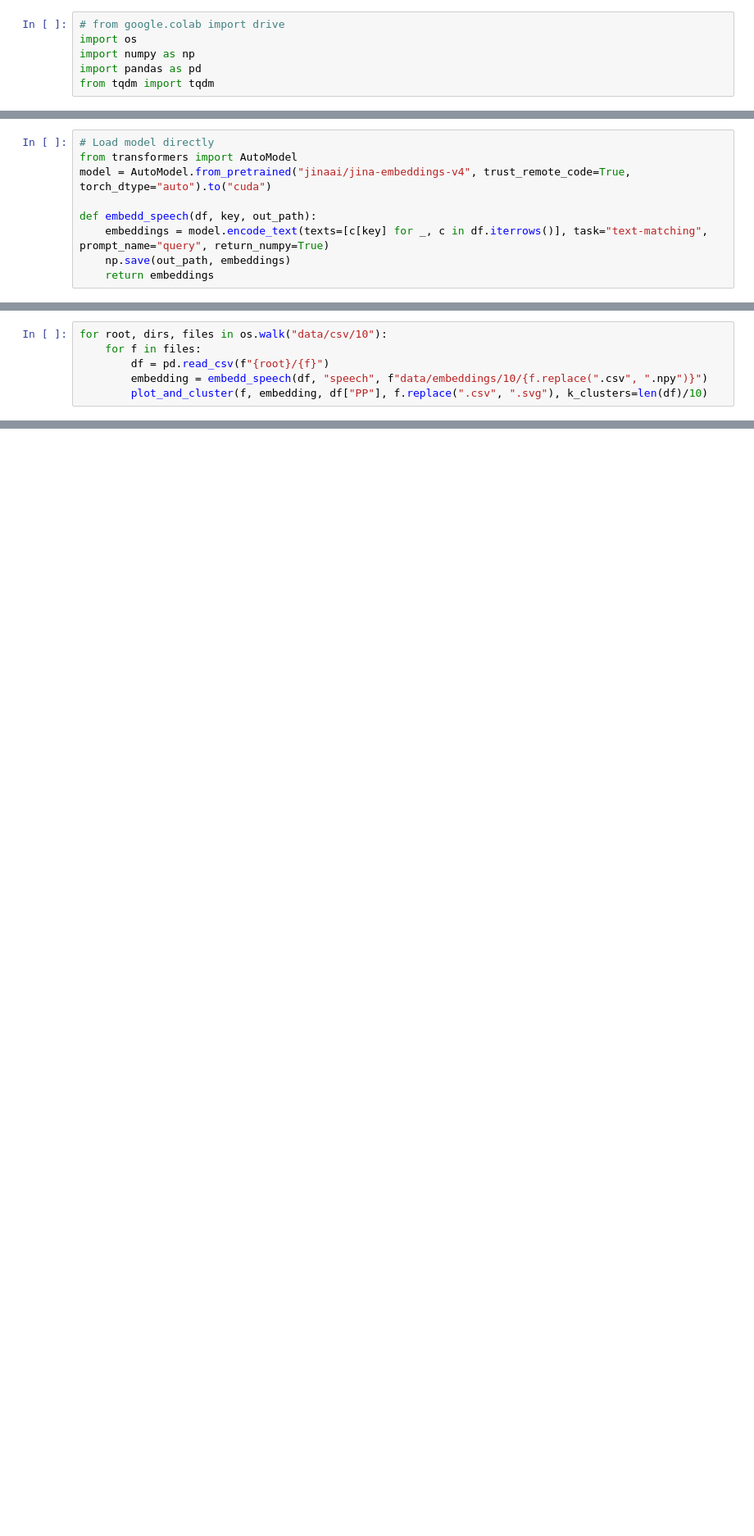
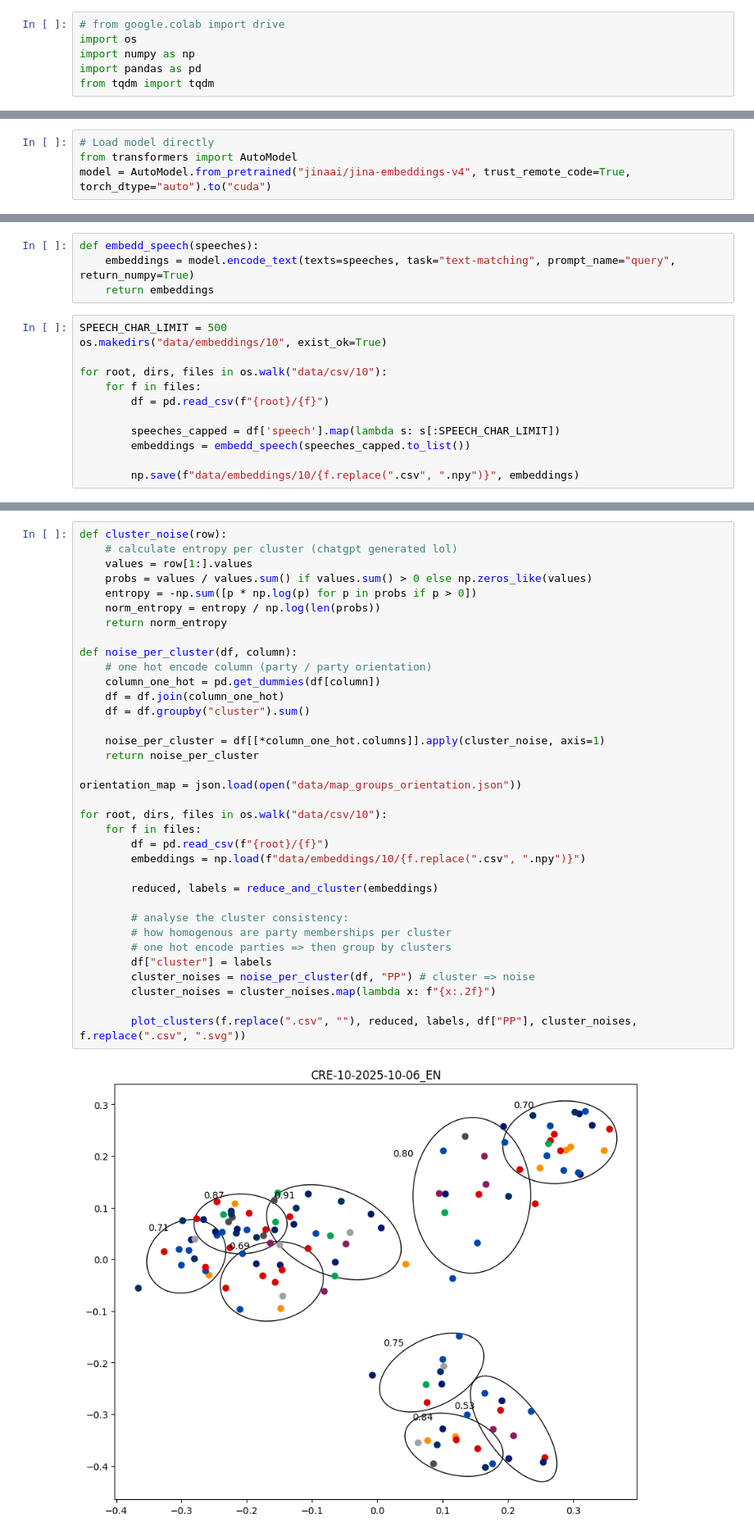
Before and after one commit to derkleinejakob/dataliteracy25, a Jupyter notebook: process_speeches.ipynb, the cells around one changed output, grey strips where cells are left out. Shown at 82% size. Cells and saved outputs as stored; diff of their text form; blank space fills up the shorter version.

Commit message:
embedded all sittings in october 25 and clustered their speeches

```diff
--- a/process_speeches.ipynb
+++ b/process_speeches.ipynb
@@ -35,8 +63,3 @@ for root, dirs, files in os.walk("data/xml/10"):
 # Load model directly
 from transformers import AutoModel
 model = AutoModel.from_pretrained("jinaai/jina-embeddings-v4", trust_remote_code=True, torch_dtype="auto").to("cuda")
-
-def embedd_speech(df, key, out_path):
-    embeddings = model.encode_text(texts=[c[key] for _, c in df.iterrows()], task="text-matching", prompt_name="query", return_numpy=True)
-    np.save(out_path, embeddings)
-    return embeddings
@@ -74,6 +87,16 @@ def plot_and_cluster(title, embeddings, texts, filename, k_clusters=5):
+# %%
+def embedd_speech(speeches):
+    embeddings = model.encode_text(texts=speeches, task="text-matching", prompt_name="query", return_numpy=True)
+    return embeddings
 # %%
+SPEECH_CHAR_LIMIT = 500
+os.makedirs("data/embeddings/10", exist_ok=True)
+
 for root, dirs, files in os.walk("data/csv/10"):
     for f in files:
         df = pd.read_csv(f"{root}/{f}")
-        embedding = embedd_speech(df, "speech", f"data/embeddings/10/{f.replace(".csv", ".npy")}")
-        plot_and_cluster(f, embedding, df["PP"], f.replace(".csv", ".svg"), k_clusters=len(df)/10)
+
+        speeches_capped = df['speech'].map(lambda s: s[:SPEECH_CHAR_LIMIT])
+        embeddings = embedd_speech(speeches_capped.to_list())
+
+        np.save(f"data/embeddings/10/{f.replace(".csv", ".npy")}", embeddings)
@@ -81,0 +164,37 @@ NameError: name 'embedd_speech' is not defined
+# %%
+def cluster_noise(row):
+    # calculate entropy per cluster (chatgpt generated lol)
+    values = row[1:].values
+    probs = values / values.sum() if values.sum() > 0 else np.zeros_like(values)
+    entropy = -np.sum([p * np.log(p) for p in probs if p > 0])
+    norm_entropy = entropy / np.log(len(probs))
+    return norm_entropy
+
+def noise_per_cluster(df, column):
+    # one hot encode column (party / party orientation)
+    column_one_hot = pd.get_dummies(df[column])
+    df = df.join(column_one_hot)
+    df = df.groupby("cluster").sum()
+
+    noise_per_cluster = df[[*column_one_hot.columns]].apply(cluster_noise, axis=1)
+    return noise_per_cluster
+
+orientation_map = json.load(open("data/map_groups_orientation.json"))
+
+for root, dirs, files in os.walk("data/csv/10"):
+    for f in files:
+        df = pd.read_csv(f"{root}/{f}")
+        embeddings = np.load(f"data/embeddings/10/{f.replace(".csv", ".npy")}")
+
+        reduced, labels = reduce_and_cluster(embeddings)
+
+        # analyse the cluster consistency:
+        # how homogenous are party memberships per cluster
+        # one hot encode parties => then group by clusters
+        df["cluster"] = labels
+        cluster_noises = noise_per_cluster(df, "PP") # cluster => noise
+        cluster_noises = cluster_noises.map(lambda x: f"{x:.2f}")
+
+        plot_clusters(f.replace(".csv", ""), reduced, labels, df["PP"], cluster_noises, f.replace(".csv", ".svg"))
+# %% [output]
+[figure, added]
```
Also changed, not shown: parts of 11 cells of this notebook, 21 other files.
